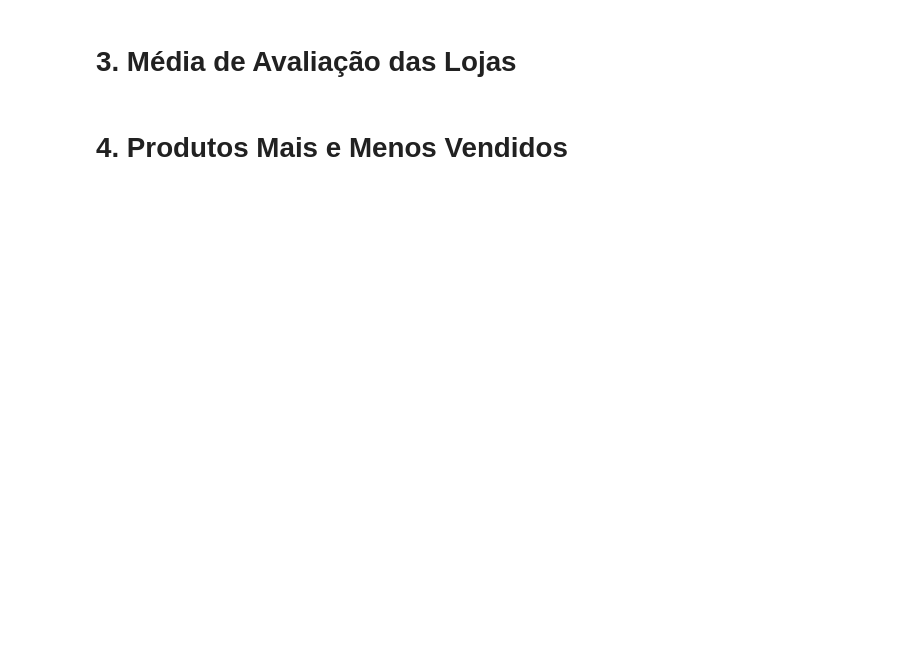
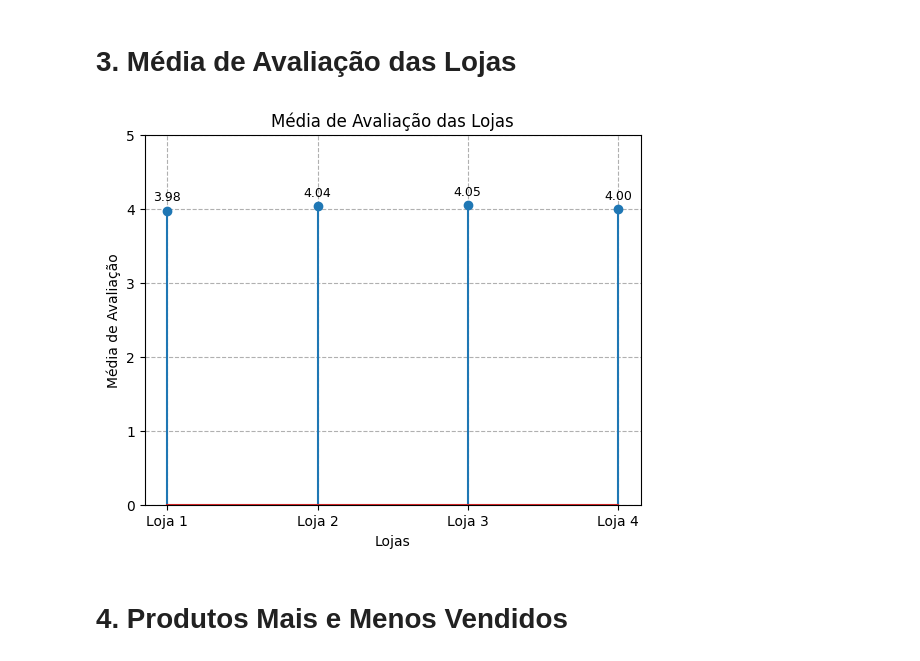
Before and after one commit to vloliveira/Challenge-Alura-Store, a Jupyter notebook: AluraStoreBr.ipynb, the cells around one changed output. Saved outputs shown, nothing was run; the diff lists cells and outputs as text; code cells hidden in the pictures; blank space fills up the shorter version.

```diff
--- a/AluraStoreBr.ipynb
+++ b/AluraStoreBr.ipynb
@@ -60,2 +96,16 @@ plt.show()
+# %%
+media_avaliacao = [df["Avaliação da compra"].mean() for df in tabelas]
+for loja, media in zip(lojas, media_avaliacao):
+    plt.text(loja, media + 0.1, f'{media:.2f}', ha='center', va='bottom', fontsize=9)
+
+plt.stem(lojas, media_avaliacao)
+plt.title("Média de Avaliação das Lojas")
+plt.xlabel("Lojas")
+plt.ylabel("Média de Avaliação")
+plt.ylim(0, 5)
+plt.grid(True, linestyle='--')
+plt.show()
+# %% [output]
+[figure, added]
 # %% [markdown]
 # 4. Produtos Mais e Menos Vendidos
```
Also changed, not shown: parts of 16 cells of this notebook.
